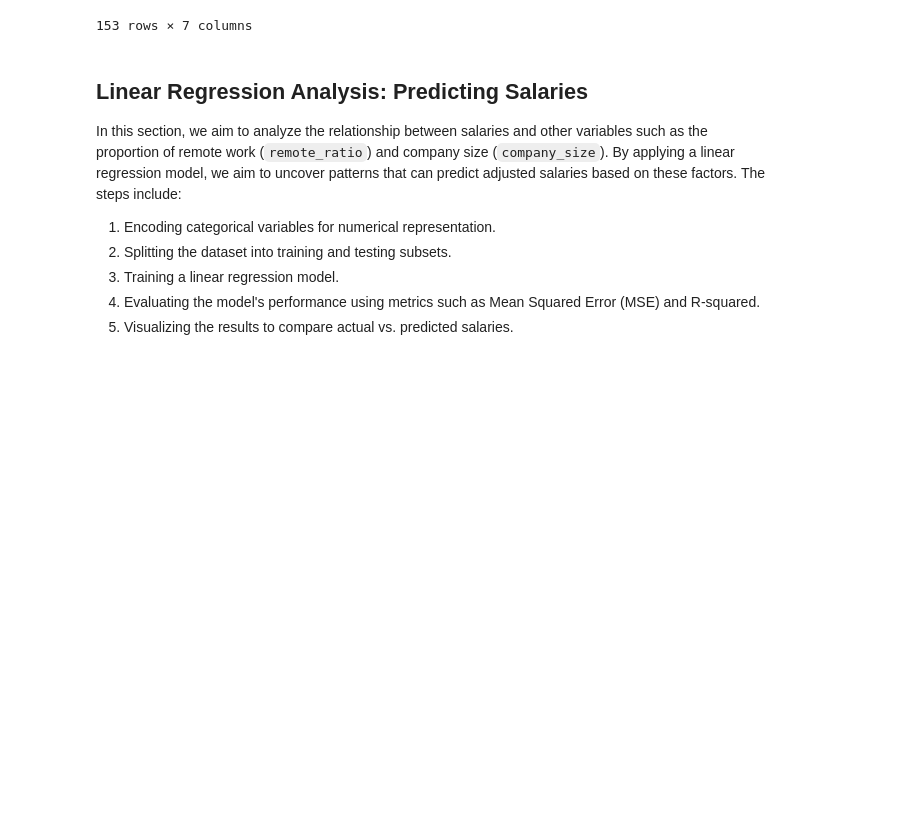
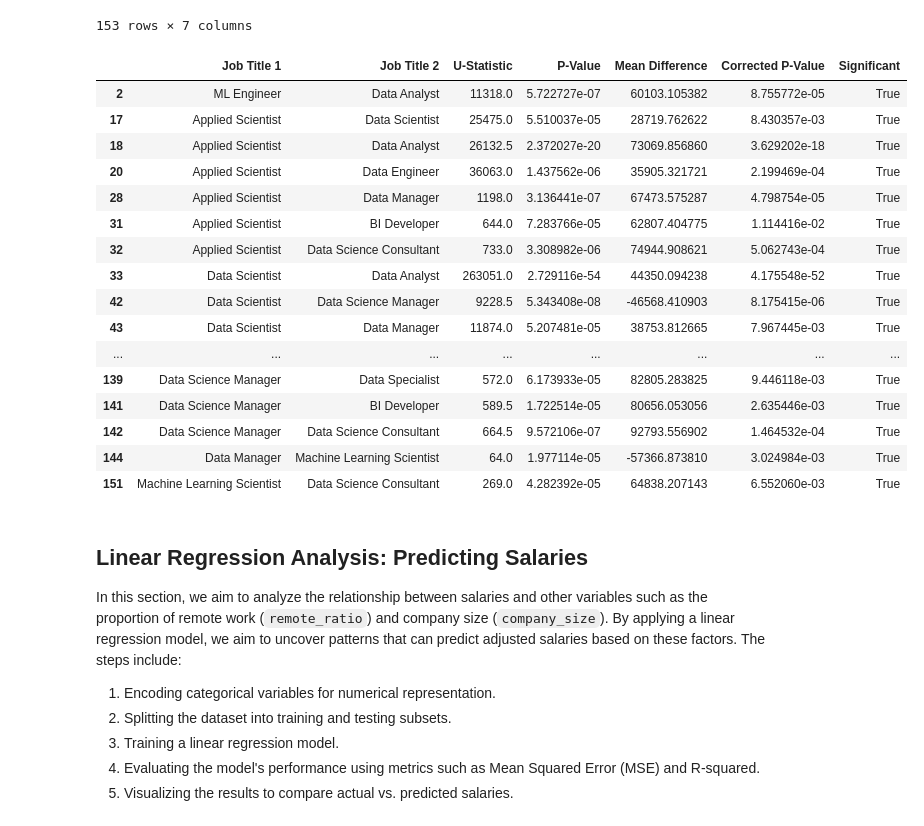
Before and after one commit to geoburdin/DataScientistSalary, a Jupyter notebook: analysis.ipynb, the cells around one changed output. Saved outputs shown, nothing was run; the diff lists cells and outputs as text; code cells hidden in the pictures; blank space fills up the shorter version.

```diff
--- a/analysis.ipynb
+++ b/analysis.ipynb
@@ -454,6 +456,26 @@ Pairwise Comparison Results:
 | 151 | Machine Learning Scientist | Data Science Consultant | 269.0 | 4.282392e-05 | 64838.207143 | 0.006552 | True |
 | 152 | BI Developer | Data Science Consultant | 113.0 | 2.965086e-01 | NaN | 1.000000 | False |
 153 rows × 7 columns
+# %%
+results_df[results_df['Corrected P-Value']<0.05]
+# %% [output]
+|  | Job Title 1 | Job Title 2 | U-Statistic | P-Value | Mean Difference | Corrected P-Value | Significant |
+| 2 | ML Engineer | Data Analyst | 11318.0 | 5.722727e-07 | 60103.105382 | 8.755772e-05 | True |
+| 17 | Applied Scientist | Data Scientist | 25475.0 | 5.510037e-05 | 28719.762622 | 8.430357e-03 | True |
+| 18 | Applied Scientist | Data Analyst | 26132.5 | 2.372027e-20 | 73069.856860 | 3.629202e-18 | True |
+| 20 | Applied Scientist | Data Engineer | 36063.0 | 1.437562e-06 | 35905.321721 | 2.199469e-04 | True |
+| 28 | Applied Scientist | Data Manager | 1198.0 | 3.136441e-07 | 67473.575287 | 4.798754e-05 | True |
+| 31 | Applied Scientist | BI Developer | 644.0 | 7.283766e-05 | 62807.404775 | 1.114416e-02 | True |
+| 32 | Applied Scientist | Data Science Consultant | 733.0 | 3.308982e-06 | 74944.908621 | 5.062743e-04 | True |
+| 33 | Data Scientist | Data Analyst | 263051.0 | 2.729116e-54 | 44350.094238 | 4.175548e-52 | True |
+| 42 | Data Scientist | Data Science Manager | 9228.5 | 5.343408e-08 | -46568.410903 | 8.175415e-06 | True |
+| 43 | Data Scientist | Data Manager | 11874.0 | 5.207481e-05 | 38753.812665 | 7.967445e-03 | True |
+| ... | ... | ... | ... | ... | ... | ... | ... |
+| 139 | Data Science Manager | Data Specialist | 572.0 | 6.173933e-05 | 82805.283825 | 9.446118e-03 | True |
+| 141 | Data Science Manager | BI Developer | 589.5 | 1.722514e-05 | 80656.053056 | 2.635446e-03 | True |
+| 142 | Data Science Manager | Data Science Consultant | 664.5 | 9.572106e-07 | 92793.556902 | 1.464532e-04 | True |
+| 144 | Data Manager | Machine Learning Scientist | 64.0 | 1.977114e-05 | -57366.873810 | 3.024984e-03 | True |
+| 151 | Machine Learning Scientist | Data Science Consultant | 269.0 | 4.282392e-05 | 64838.207143 | 6.552060e-03 | True |
 # %% [markdown]
 ## Linear Regression Analysis: Predicting Salaries
 
```
Also changed, not shown: parts of 6 cells of this notebook, 6 other files.
